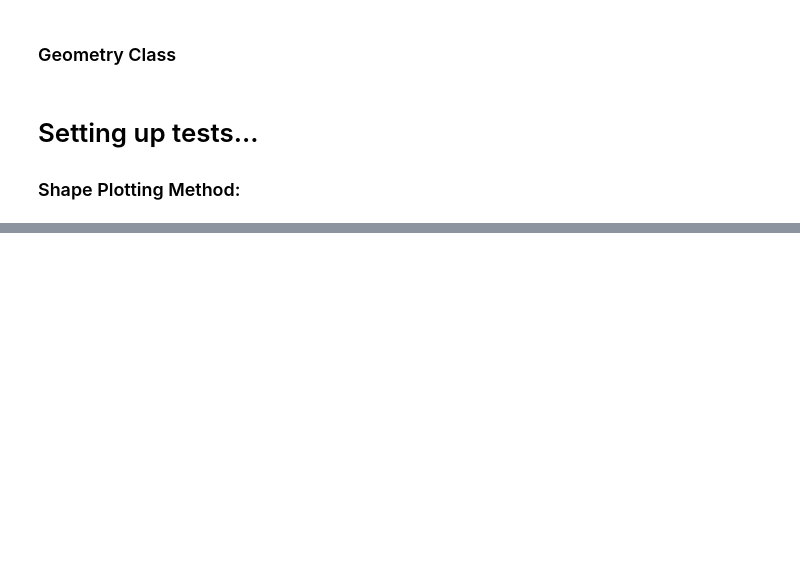
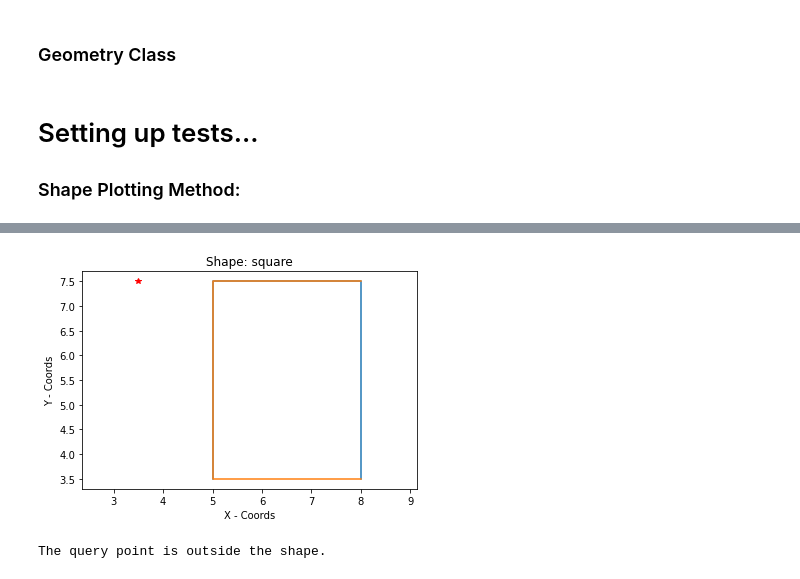
Before and after one commit to jventura1738/COSC311, a Jupyter notebook: LABS/Lab2_JV/Lab2.ipynb, the cells around one changed output, grey strips where cells are left out. Saved outputs shown, nothing was run; the diff lists cells and outputs as text; code cells hidden in the pictures; blank space fills up the shorter version.

```diff
--- a/LABS/Lab2_JV/Lab2.ipynb
+++ b/LABS/Lab2_JV/Lab2.ipynb
@@ -296,0 +310,17 @@ True
+# %%
+# Square
+vertices = [ (8, 3.5), (8, 7.5), (5, 7.5), (5, 3.5) ]
+edges = [ ( (8, 3.5), (8, 7.5) ), ( (8, 7.5), (5, 7.5) ), ( (5, 7.5), (5, 3.5) ), ( (5, 3.5), (8       , 3.5) ) ]
+
+sq_v = [Vector(pair[0], pair[1]) for pair in vertices]
+sq_e = [ ( Vector(pair[0][0], pair[0][1]), Vector(pair[1][0], pair[1][1]) ) for pair in edges]
+square = Geometry(sq_v, sq_e)
+
+draw_polygon(square, query_points[1], 'square')
+if square.is_inside(Vector(query_points[1][0], query_points[1][1])):
+    print('Query point is inside the shape!  Check the graph to confirm.')
+else:
+    print('The query point is outside the shape.')
+# %% [output]
+[figure, added]
+The query point is outside the shape.
```
Also changed, not shown: parts of 13 cells of this notebook.
